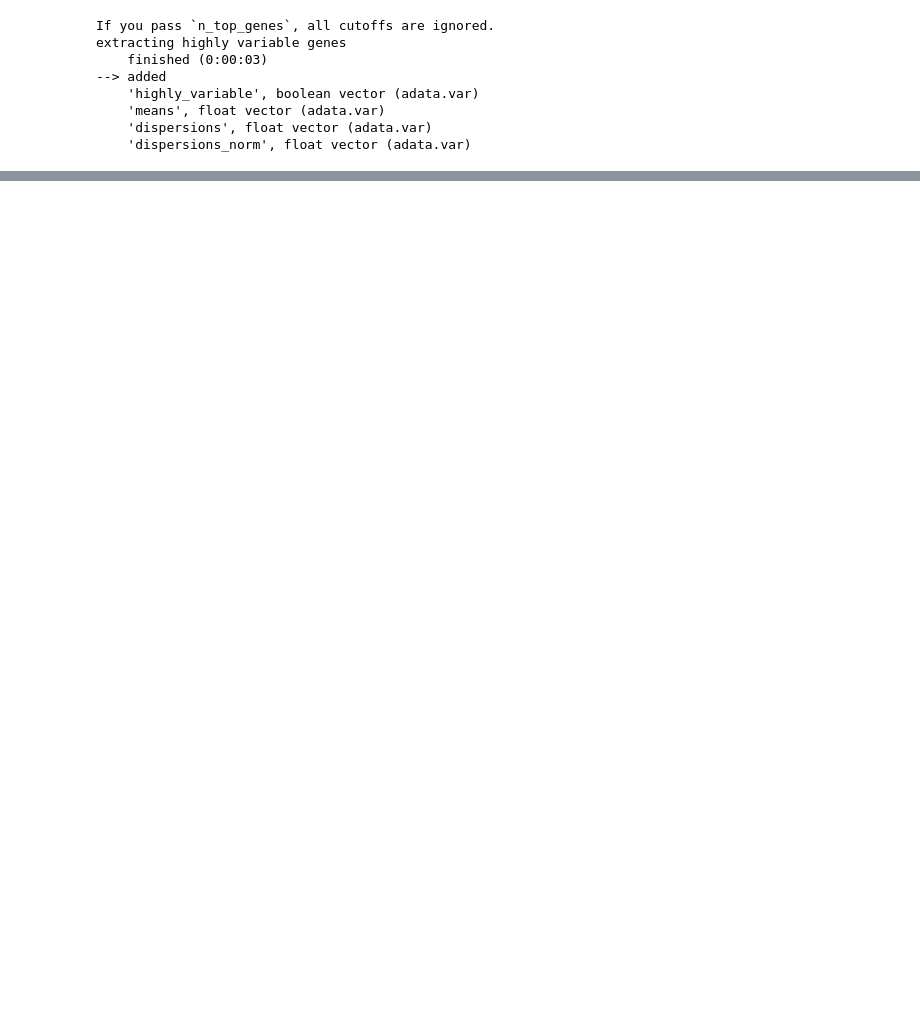
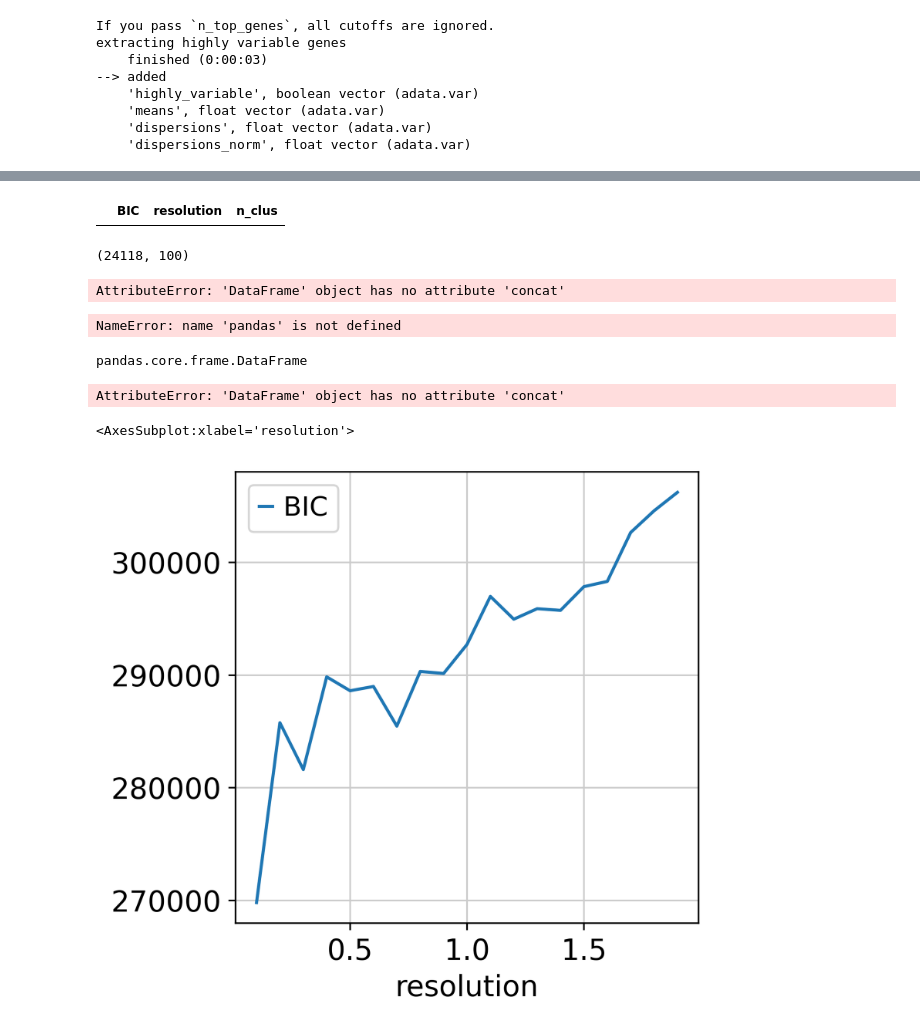
Before and after one commit to spatial-cell-id-tmp/resolute, a Jupyter notebook: score_function.ipynb, the cells around one changed output, grey strips where cells are left out. Cells and saved outputs as stored; diff of their text form; code cells hidden in the pictures; blank space fills up the shorter version.

```diff
--- a/score_function.ipynb
+++ b/score_function.ipynb
@@ -218,2 +131,0 @@ Clustering by using the resolution 0.90, step 9 of 9
-# %%
-a = clustering_score(adata, min_res=0.1,max_res=1.0,step=0.1, plot=True, bic_coordinates='X_umap')
@@ -243,0 +206,34 @@ a[0]
+# %%
+a[0].merge(b[0])
+# %% [output]
+|  | BIC | resolution | n_clus |
+# %%
+adata.obsm['Scanorama'].shape
+# %% [output]
+(24118, 100)
+# %%
+a[0].concat(b[0])
+# %% [output]
+AttributeError: 'DataFrame' object has no attribute 'concat'
+# %%
+pandas.concat()
+# %% [output]
+NameError: name 'pandas' is not defined
+# %%
+type(a[0])
+# %% [output]
+pandas.core.frame.DataFrame
+# %%
+A = a[0]
+B = b[0]
+# %%
+A.concat(B)
+# %% [output]
+AttributeError: 'DataFrame' object has no attribute 'concat'
+# %%
+C = pd.concat([A,B])
+# %%
+C.plot(x='resolution',y='BIC')
+# %% [output]
+<AxesSubplot:xlabel='resolution'>
+[figure, added]
```
Also changed, not shown: parts of 17 cells of this notebook.
